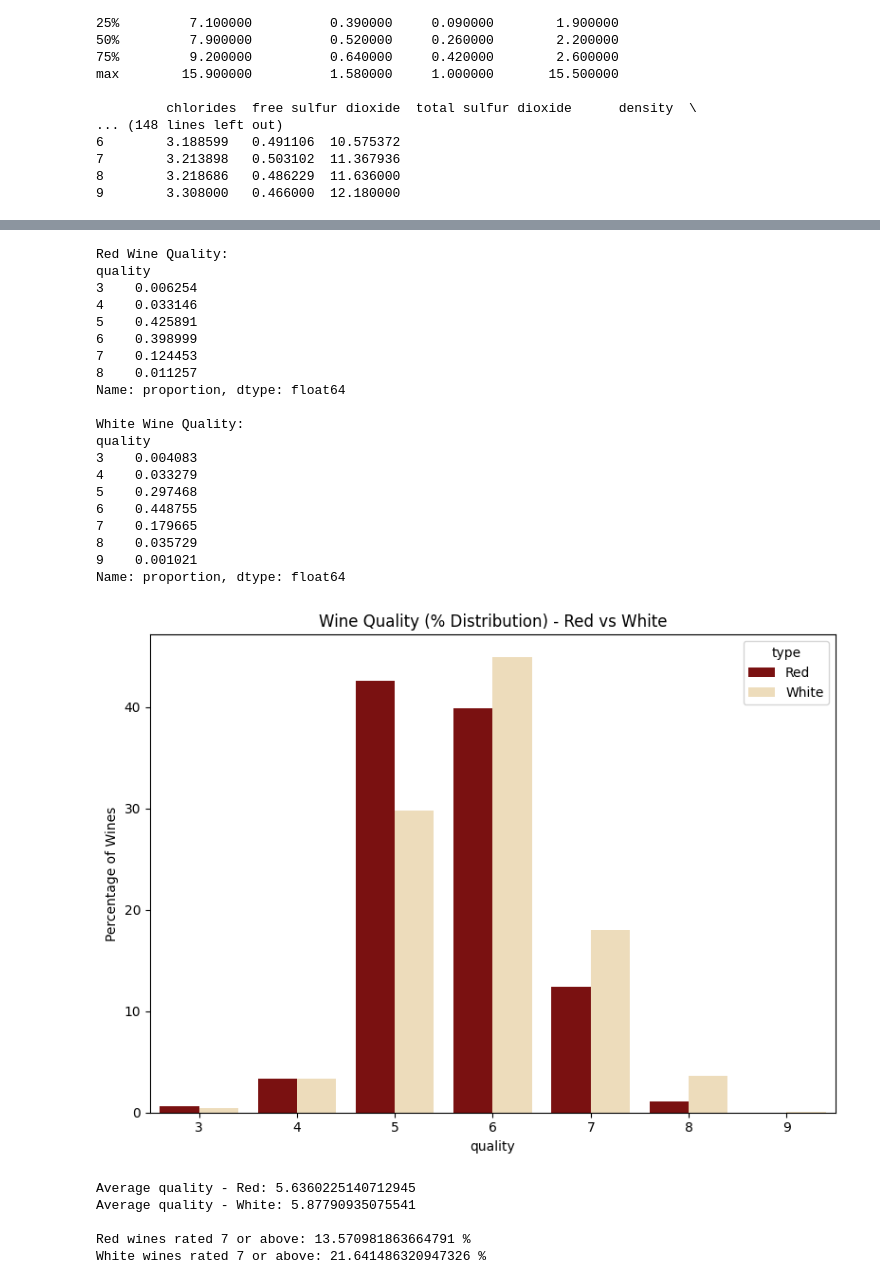
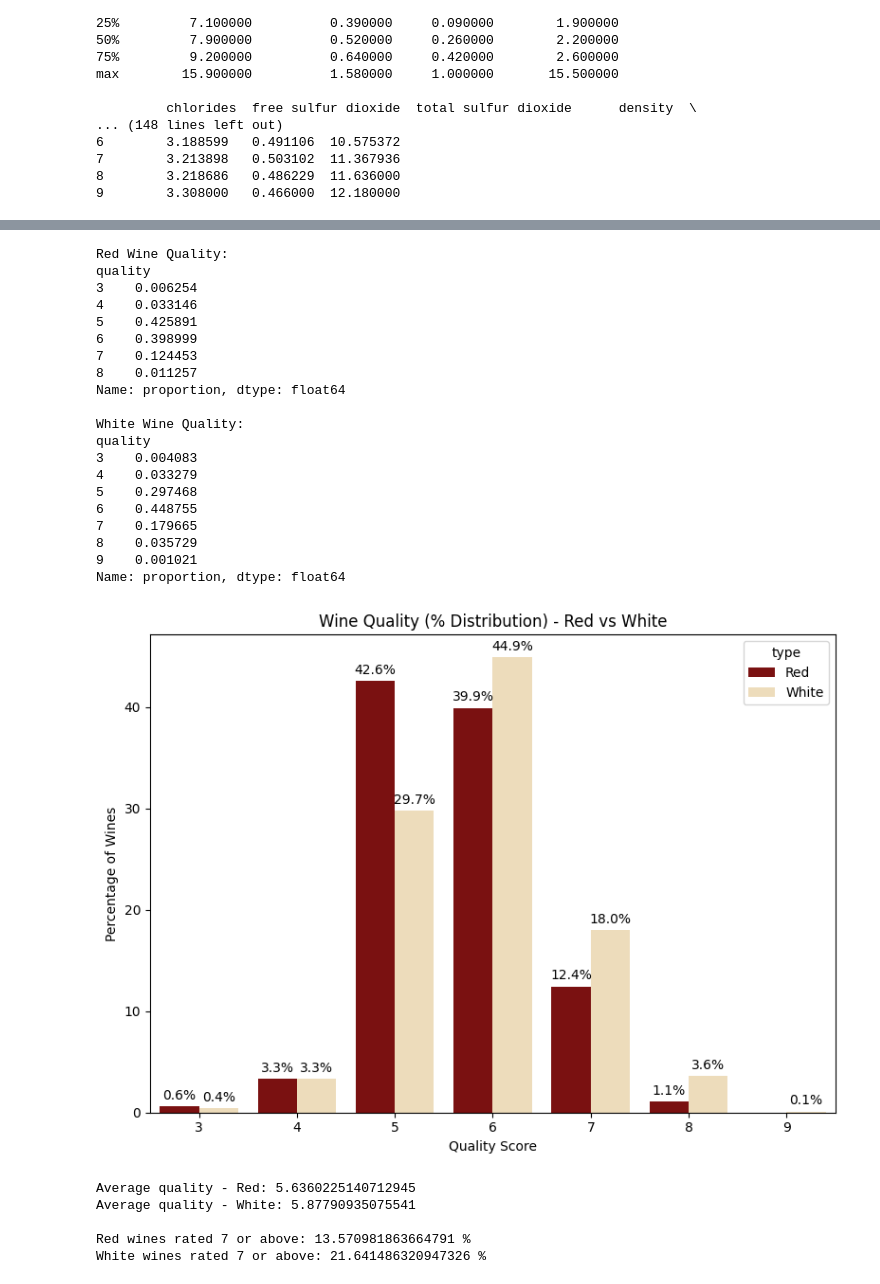
Before and after one commit to SamraatJain9/CSC2034_Project_Data, a Jupyter notebook: main.ipynb, the cells around one changed output, grey strips where cells are left out. Cells and saved outputs as stored; diff of their text form; code cells hidden in the pictures.

```diff
--- a/main.ipynb
+++ b/main.ipynb
@@ -55,11 +55,15 @@ plt.figure(figsize=(8, 6))
 
 wine_colors = {'Red': '#8B0000', 'White': '#F5DEB3'}
 
-seaborn.countplot(x='quality', hue='type', data=combined_wine, palette=wine_colors)
+ax = seaborn.countplot(x='quality', hue='type', data=combined_wine, palette=wine_colors)
 
 plt.title("Wine Quality Distribution - Red vs White")
 plt.xlabel("Quality Score")
 plt.ylabel("Count")
+
+for container in ax.containers:
+    ax.bar_label(container, fmt='%.1f%%', padding=3)
+
 plt.tight_layout()
 plt.show()
 
@@ -128,43 +132,48 @@ quality_counts['percentage'] = 100 * quality_counts['count'] / totals
 
 # Plot
 plt.figure(figsize=(8, 6))
-seaborn.barplot(data=quality_counts, x='quality', y='percentage', hue='type', palette={'Red': '#8B0000', 'White': '#F5DEB3'})
+ax = seaborn.barplot(data=quality_counts, x='quality', y='percentage', hue='type', palette={'Red': '#8B0000', 'White': '#F5DEB3'})
 plt.title("Wine Quality (% Distribution) - Red vs White")
 plt.ylabel("Percentage of Wines")
+plt.xlabel("Quality Score")
+
+for container in ax.containers:
+    ax.bar_label(container, fmt='%.1f%%', padding=3)
+
 plt.tight_layout()
 plt.show()
 
 # Mean Quality of both wine types
 print("Average quality - Red:", red_wine['quality'].mean())
 print("Average quality - White:", white_wine['quality'].mean())
 
 print("\nRed wines rated 7 or above:", (red_wine['quality'] >= 7).mean() * 100, "%")
 print("White wines rated 7 or above:", (white_wine['quality'] >= 7).mean() * 100, "%")
 
 # Interpretation
 # TODO
 # %% [output]
 Red Wine Quality:
 quality
 3    0.006254
 4    0.033146
 5    0.425891
 6    0.398999
 7    0.124453
 8    0.011257
 Name: proportion, dtype: float64
 
 White Wine Quality:
 quality
 3    0.004083
 4    0.033279
 5    0.297468
 6    0.448755
 7    0.179665
 8    0.035729
 9    0.001021
 Name: proportion, dtype: float64
-[figure, old version]
+[figure, new version]
 Average quality - Red: 5.6360225140712945
 Average quality - White: 5.87790935075541
 
```
Also changed, not shown: parts of 2 cells of this notebook.
